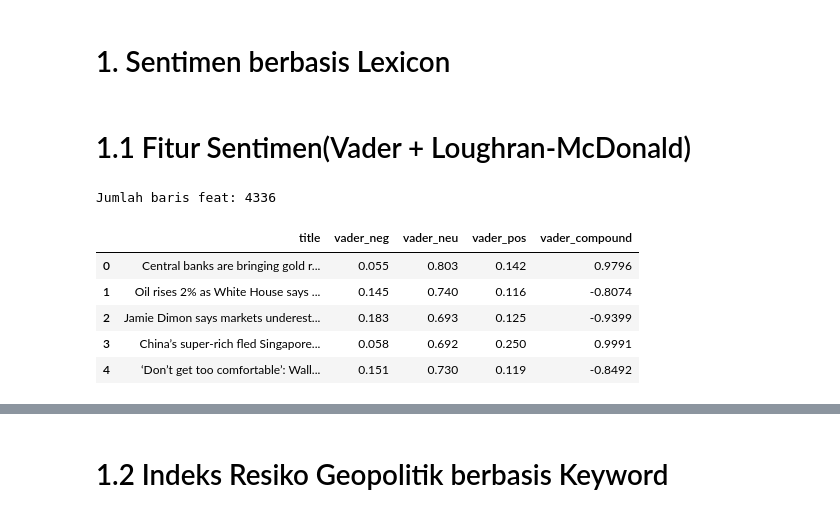
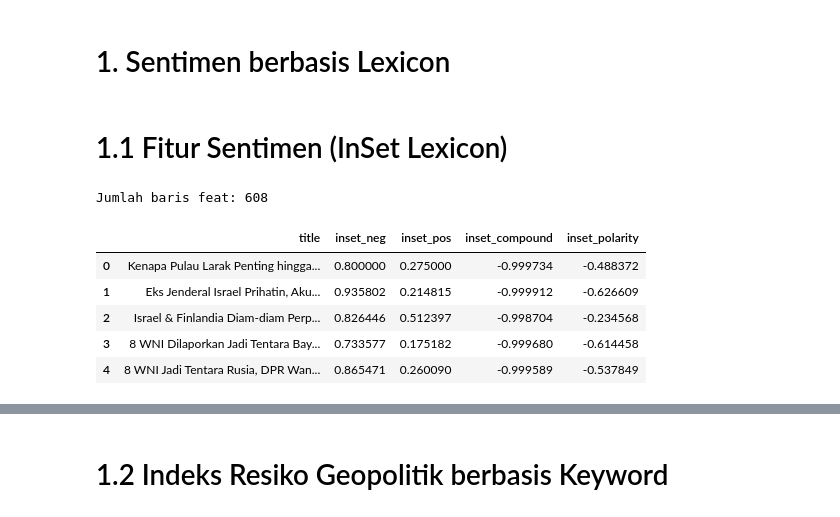
Before and after one commit to farsyaant/nlpproject-grestercinta, a Jupyter notebook: src/preprocessing.ipynb, the cells around one changed output, grey strips where cells are left out. Drawn from its saved outputs; the diff is of its cells as text; code cells hidden in the pictures.

```diff
--- a/src/preprocessing.ipynb
+++ b/src/preprocessing.ipynb
@@ -486,19 +490,21 @@ Setelah dedup tanggal         : 1202
 # Preprocessing
 # %%
 #stopword removal
+# Padanan CUSTOM_STOPWORDS versi CNBC: nama sumber, kata ajakan baca, kata kerja pelaporan (said/says), angka kata.
 CUSTOM_STOPWORDS = {
-    "cnbc", "article", "read", "also", "said", "says", "say",
-    "would", "could", "also", "one", "two", "get", "got",
+    "cnn", "indonesia", "cnnindonesia", "artikel", "baca", "juga",
+    "dilansir", "dikutip", "kata", "katanya", "mengatakan", "ujar", "ujarnya",
+    "ucap", "ungkap", "tutur", "satu", "dua",
 }
-STOPWORDS_EN = set(stopwords.words("english")) | CUSTOM_STOPWORDS
+STOPWORDS_ID = set(stopwords.words("indonesian")) | CUSTOM_STOPWORDS
 
 
 def remove_stopwords(text: str) -> list:
-    # Tokenisasi split-spasi lalu buang stopword Bahasa Inggris & token 1 karakter.
+    # Tokenisasi split-spasi lalu buang stopword Bahasa Indonesia & token 1 karakter.
     if not isinstance(text, str) or not text.strip():
         return []
     tokens = text.split()
-    return [tok for tok in tokens if tok not in STOPWORDS_EN and len(tok) > 1]
+    return [tok for tok in tokens if tok not in STOPWORDS_ID and len(tok) > 1]
 
 
 news["tokens_no_stopwords"] = news["lower_text"].apply(remove_stopwords)
@@ -564,6 +564,9 @@ news['published_raw'] = news['published_raw'].dt.tz_convert('Asia/Jakarta')
 #pisahin tanggal & waktu
 news['date'] = news['published_raw'].dt.date
 news['time'] = news['published_raw'].dt.time
+
+# versi naive WIB (tanpa tz) untuk alignment & merge, sama seperti Tanggal_dt di data kurs
+news['date_raw_dt'] = news['published_raw'].dt.tz_localize(None)
 # %%
 #change timezone to WIB
 news['published_raw'] = pd.to_datetime(news['published_raw'], errors='coerce', utc=True)
@@ -832,37 +856,35 @@ def aggregate_daily_features(
     daily["news_count"] = article_df.groupby(date_col).size()
     return daily.reset_index()
 # %% [markdown]
-# 1.1 Fitur Sentimen(Vader + Loughran-McDonald)
+# 1.1 Fitur Sentimen (InSet Lexicon)
 # %%
-news_feat = compute_vader_sentiment(news, text_col='text_lemmatized')
-news_feat = compute_lm_sentiment(news_feat, text_col='text_lemmatized')
+news_feat = compute_inset_sentiment(news, text_col='text_lemmatized')
 
-news_base = compute_vader_sentiment(news, text_col='lower_text')
-news_base = compute_lm_sentiment(news_base, text_col='lower_text')
+news_base = compute_inset_sentiment(news, text_col='lower_text')
 # %%
 print(f"Jumlah baris feat: {len(news_feat)}")
-news_feat[['title', 'vader_compound', 'lm_polarity', 'lm_subjectivity']].head(5)
+news_feat[['title', 'inset_compound', 'inset_polarity']].head(5)
 
-# Hasil sentimen VADER
-vader_feat_result = news_feat[
+# Hasil sentimen InSet (teks lemmatized/stem)
+inset_feat_result = news_feat[
     [
         "title",
-        "vader_neg",
-        "vader_neu",
-        "vader_pos",
-        "vader_compound",
+        "inset_neg",
+        "inset_pos",
+        "inset_compound",
+        "inset_polarity",
     ]
 ].copy()
 # %% [output]
-Jumlah baris feat: 4336
+Jumlah baris feat: 608
 # %%
-vader_feat_result.head(5)
+inset_feat_result.head(5)
 # %% [output]
-|  | title | vader_neg | vader_neu | vader_pos | vader_compound |
-| 0 | Central banks are bringing gold r... | 0.055 | 0.803 | 0.142 | 0.9796 |
-| 1 | Oil rises 2% as White House says ... | 0.145 | 0.740 | 0.116 | -0.8074 |
-| 2 | Jamie Dimon says markets underest... | 0.183 | 0.693 | 0.125 | -0.9399 |
-| 3 | China’s super-rich fled Singapore... | 0.058 | 0.692 | 0.250 | 0.9991 |
-| 4 | ‘Don’t get too comfortable’: Wall... | 0.151 | 0.730 | 0.119 | -0.8492 |
+|  | title | inset_neg | inset_pos | inset_compound | inset_polarity |
+| 0 | Kenapa Pulau Larak Penting hingga... | 0.800000 | 0.275000 | -0.999734 | -0.488372 |
+| 1 | Eks Jenderal Israel Prihatin, Aku... | 0.935802 | 0.214815 | -0.999912 | -0.626609 |
+| 2 | Israel & Finlandia Diam-diam Perp... | 0.826446 | 0.512397 | -0.998704 | -0.234568 |
+| 3 | 8 WNI Dilaporkan Jadi Tentara Bay... | 0.733577 | 0.175182 | -0.999680 | -0.614458 |
+| 4 | 8 WNI Jadi Tentara Rusia, DPR Wan... | 0.865471 | 0.260090 | -0.999589 | -0.537849 |
 # %%
 print(f"Jumlah baris lower: {len(news_base)}")
```
Also changed, not shown: parts of 36 cells of this notebook, 19 other files.
